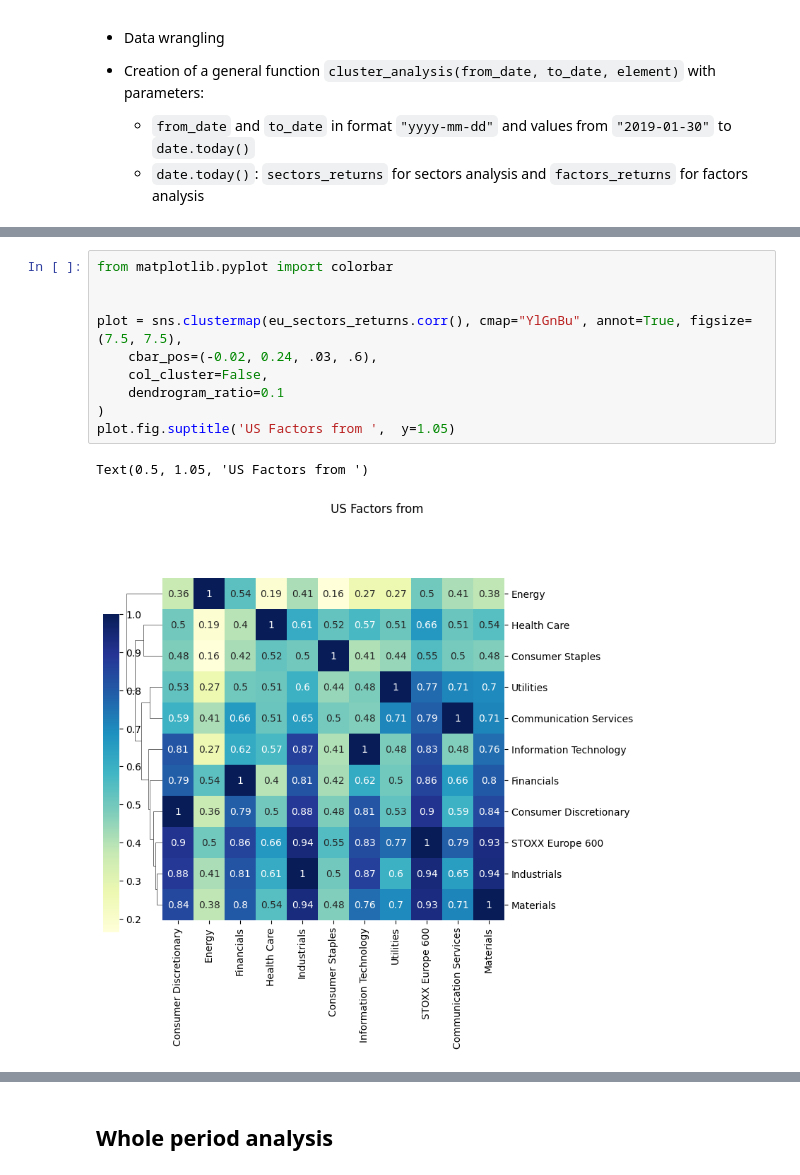
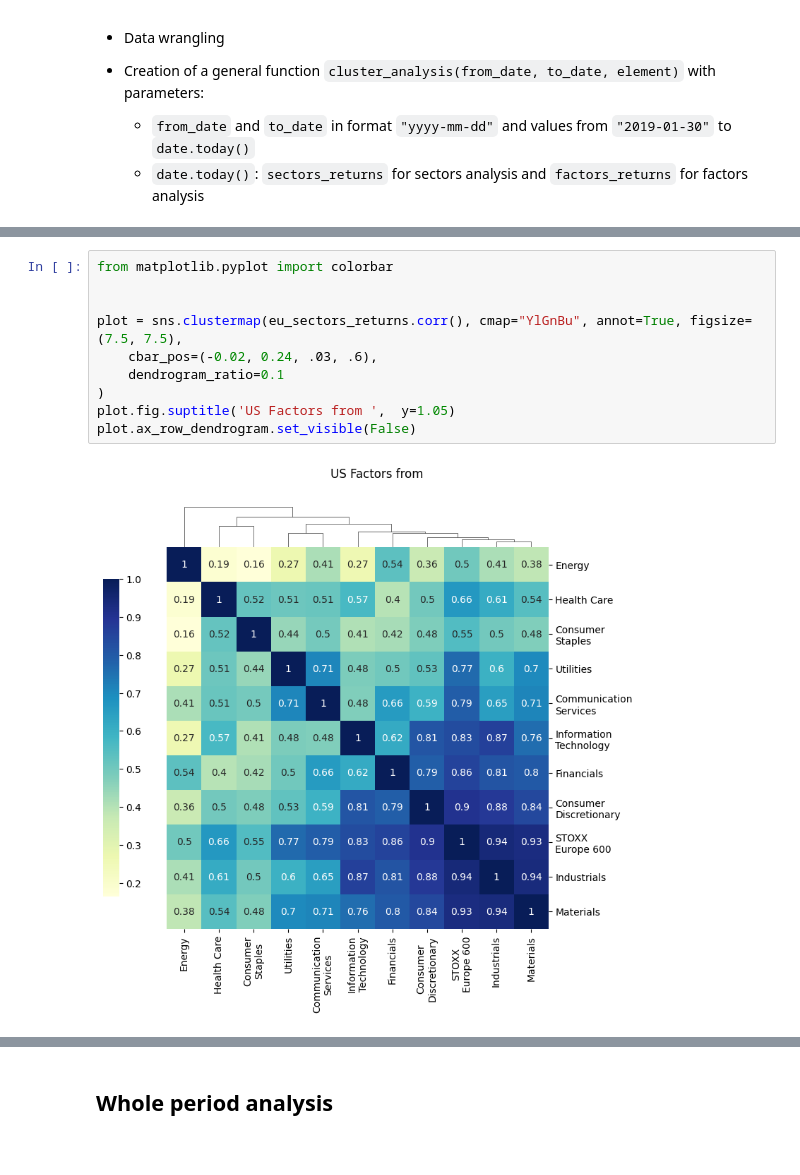
Before and after one commit to FilippoCaramatti/Sectors_Factors, a Jupyter notebook: prova.ipynb, the cells around one changed output, grey strips where cells are left out. Saved outputs shown, nothing was run; the diff lists cells and outputs as text.

```diff
--- a/prova.ipynb
+++ b/prova.ipynb
@@ -190,13 +201,12 @@ def cluster_analysis(returns, s_date, e_date):
 # %%
 from matplotlib.pyplot import colorbar
 
 
 plot = sns.clustermap(eu_sectors_returns.corr(), cmap="YlGnBu", annot=True, figsize=(7.5, 7.5),
     cbar_pos=(-0.02, 0.24, .03, .6),
-    col_cluster=False,
     dendrogram_ratio=0.1
 )
 plot.fig.suptitle('US Factors from ',  y=1.05)
+plot.ax_row_dendrogram.set_visible(False)
 # %% [output]
-Text(0.5, 1.05, 'US Factors from ')
-[figure, old version]
+[figure, new version]
```
Also changed, not shown: parts of 12 cells of this notebook.
